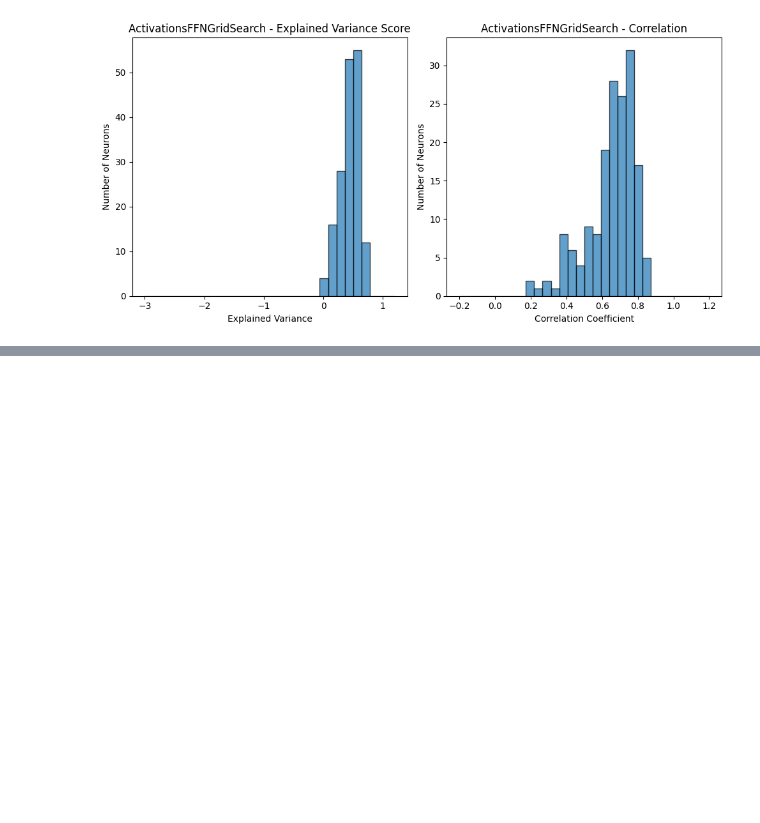
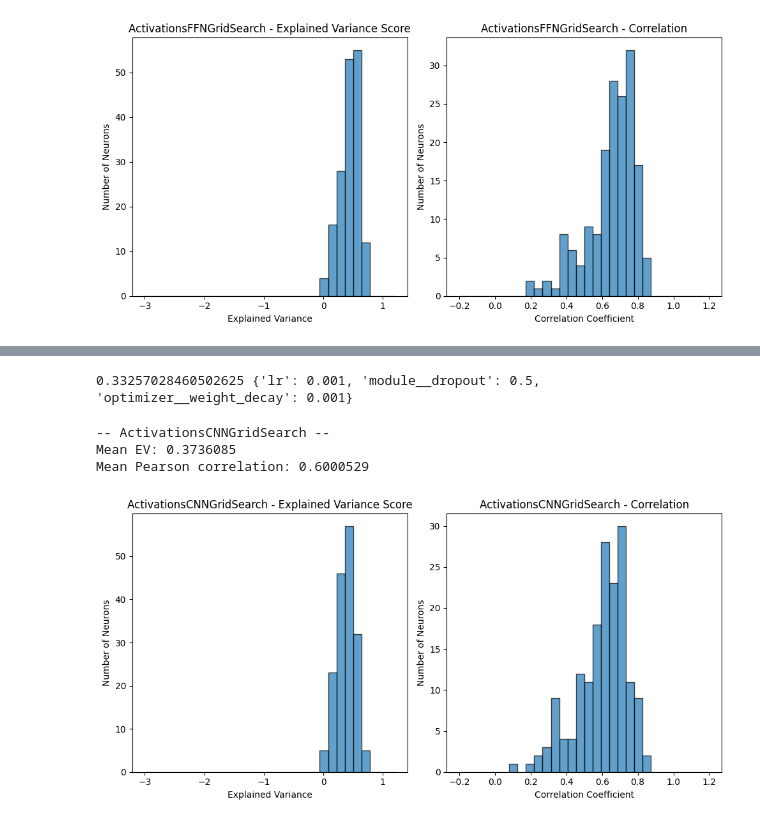
Before and after one commit to ledondodo/brainlike, a Jupyter notebook: week8_bryan.ipynb, the cells around one changed output, grey strips where cells are left out. Saved outputs shown, nothing was run; the diff lists cells and outputs as text; code cells hidden in the pictures; blank space fills up the shorter version.

```diff
--- a/week8_bryan.ipynb
+++ b/week8_bryan.ipynb
@@ -301,0 +346,24 @@ Mean Pearson correlation: 0.6511894
+# %%
+# Run grid search for CNN
+from skorch import NeuralNetRegressor
+from sklearn.model_selection import GridSearchCV
+
+net = NeuralNetRegressor(
+    ActivationsCNN,
+    max_epochs=20,
+    lr=0.001,
+    verbose=0,
+    train_split=False,
+    optimizer=torch.optim.Adam,
+    device=device
+)
+
+params = {
+    'optimizer__weight_decay': [0.0, 0.001, 0.01, 0.1],
+    'module__dropout': [0, 0.1, 0.3, 0.5],
+    'lr': [0.001, 0.01],
+}
+
+gs = GridSearchCV(net, params, refit=True, cv=3, scoring='explained_variance', verbose=2)
+
+gs.fit(activation_tr.cpu().numpy(), spikes_train.cpu().numpy())
@@ -301,0 +394,15 @@ Mean Pearson correlation: 0.6511894
+# %%
+print(gs.best_score_, gs.best_params_)
+# %% [output]
+0.33257028460502625 {'lr': 0.001, 'module__dropout': 0.5, 'optimizer__weight_decay': 0.001}
+# %%
+predictions_ffn = gs.best_estimator_.predict(activation_val.cpu().numpy())
+predictions = {
+    "ActivationsCNNGridSearch": predictions_ffn
+}
+evaluation_metrics(predictions, spikes_val.cpu().numpy())
+# %% [output]
+-- ActivationsCNNGridSearch --
+Mean EV: 0.3736085
+Mean Pearson correlation: 0.6000529
+[figure, added]
```
Also changed, not shown: parts of 4 cells of this notebook.
